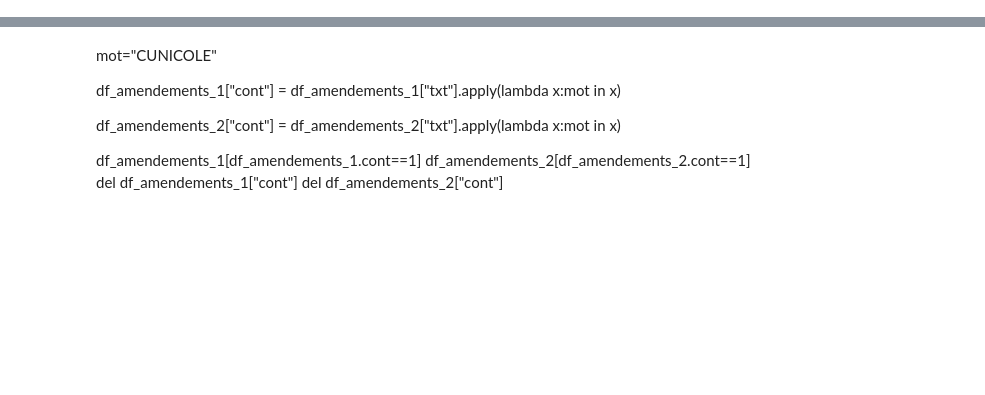
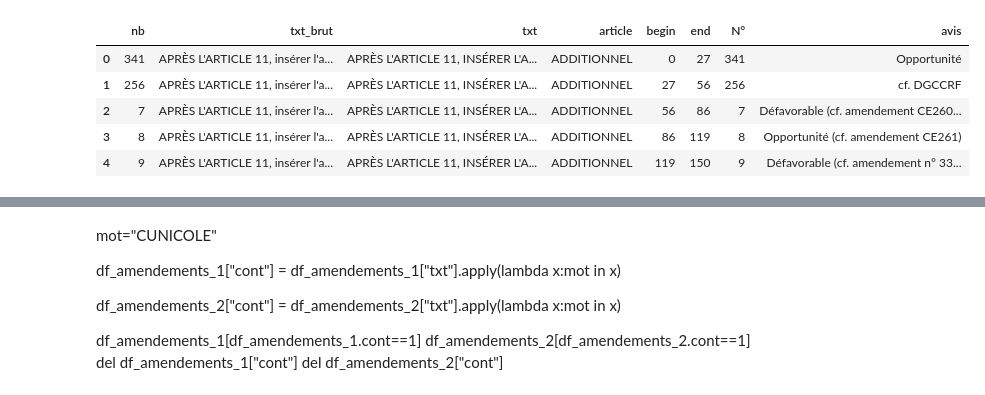
Before and after one commit to ericlajoie/parsing_amendements, a Jupyter notebook: amendements.ipynb, the cells around one changed output, grey strips where cells are left out. Saved outputs shown, nothing was run; the diff lists cells and outputs as text; code cells hidden in the pictures; blank space fills up the shorter version.

```diff
--- a/amendements.ipynb
+++ b/amendements.ipynb
@@ -236,2 +225,22 @@ Il y a 1379 amendements dans la liasse AN/
+# %%
+df_avis_AN = pd.read_excel("dérouleur AN séance publique.xlsx", skiprows=[0], sheet_name="dérouleur retraité")
+df_avis_AN["N°"] = df_avis_AN["N°"].astype(str)
+df_avis_AN_small = df_avis_AN[["N°", "SAJ"]]
+df_avis_AN_small.columns = ["N°", "avis"]
+
+liasse_AN_avec_avis = pd.merge(liasse_AN.df_amendements, df_avis_AN_small, left_on="nb", right_on="N°")
+liasse_AN_avec_avis.head()
+
+#print(len(liasse_AN_avec_avis))
+#print(len(df_avis_AN_small))
+
+#liasse_AN_avec_avis[liasse_AN_avec_avis.SAJ==0]
+# %% [output]
+|  | nb | txt_brut | txt | article | begin | end | N° | avis |
+| 0 | 341 | APRÈS L'ARTICLE 11, insérer l'a... | APRÈS L'ARTICLE 11, INSÉRER L'A... | ADDITIONNEL | 0 | 27 | 341 | Opportunité |
+| 1 | 256 | APRÈS L'ARTICLE 11, insérer l'a... | APRÈS L'ARTICLE 11, INSÉRER L'A... | ADDITIONNEL | 27 | 56 | 256 | cf. DGCCRF |
+| 2 | 7 | APRÈS L'ARTICLE 11, insérer l'a... | APRÈS L'ARTICLE 11, INSÉRER L'A... | ADDITIONNEL | 56 | 86 | 7 | Défavorable (cf. amendement CE260... |
+| 3 | 8 | APRÈS L'ARTICLE 11, insérer l'a... | APRÈS L'ARTICLE 11, INSÉRER L'A... | ADDITIONNEL | 86 | 119 | 8 | Opportunité (cf. amendement CE261) |
+| 4 | 9 | APRÈS L'ARTICLE 11, insérer l'a... | APRÈS L'ARTICLE 11, INSÉRER L'A... | ADDITIONNEL | 119 | 150 | 9 | Défavorable (cf. amendement n° 33... |
 # %%
 liasse_senat = Liasse("senat/")
```
Also changed, not shown: parts of 5 cells of this notebook, 1 other file.
